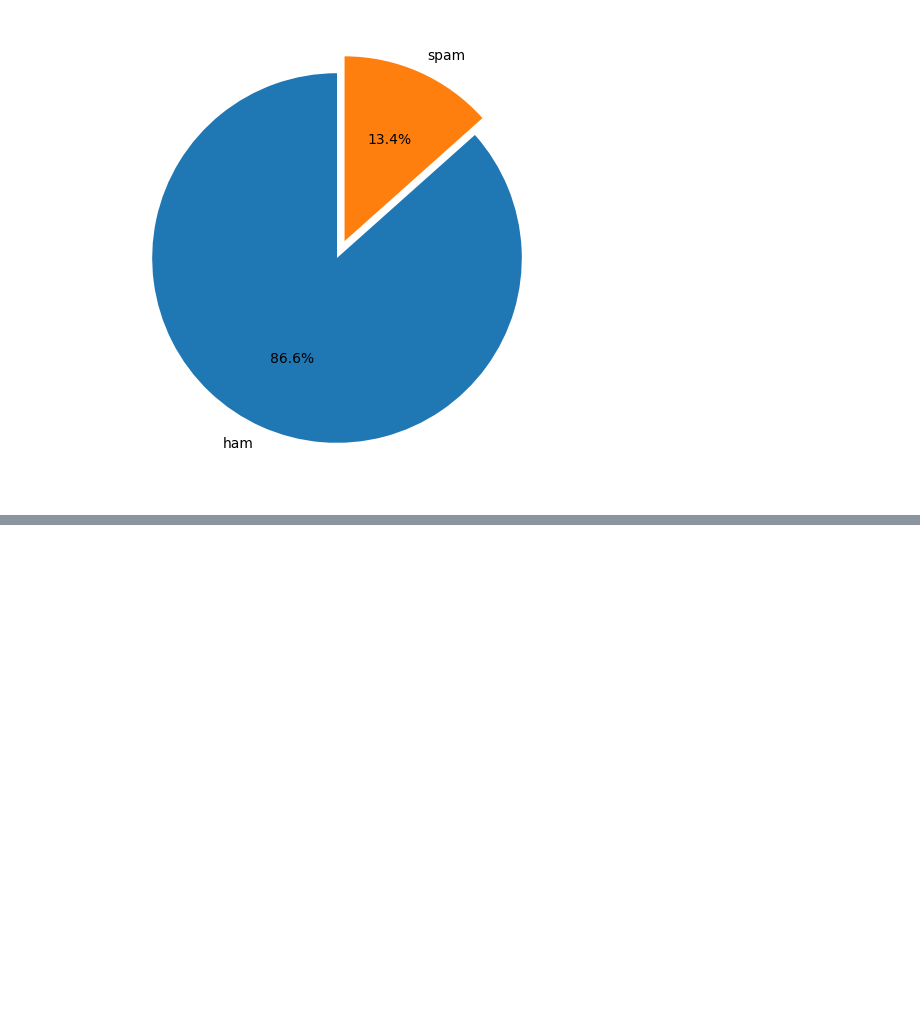
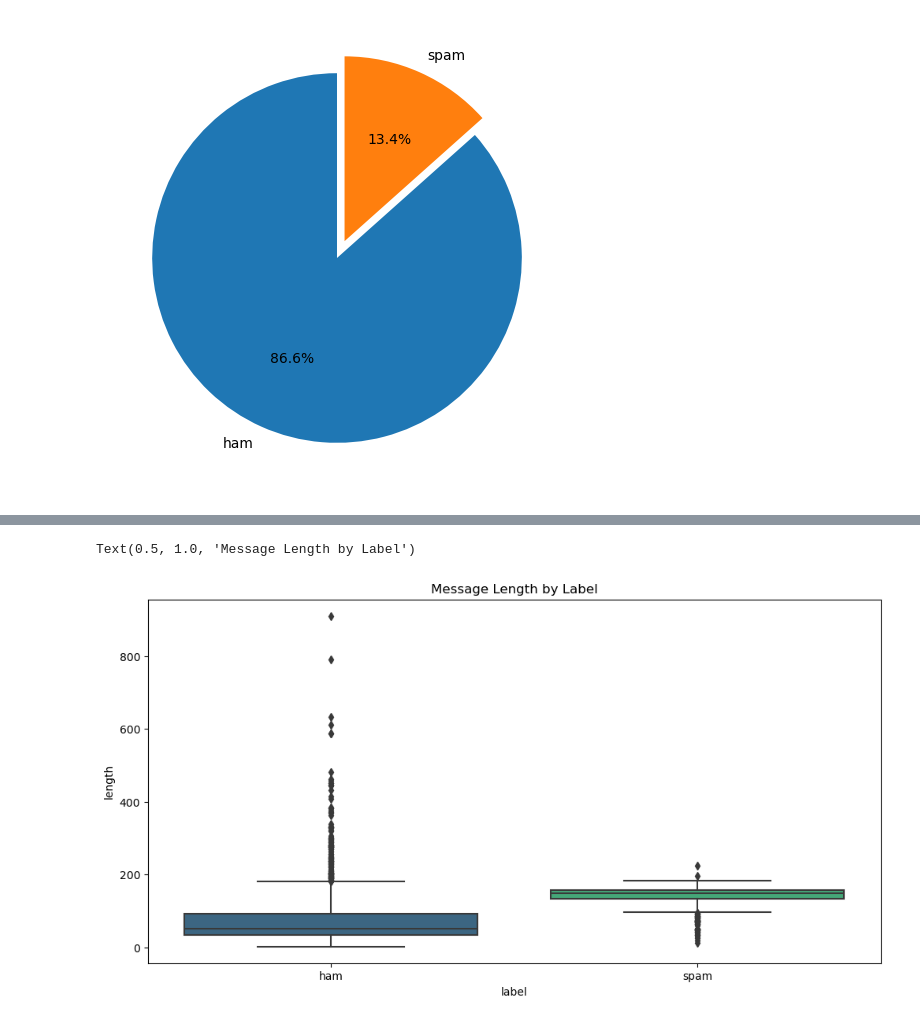
Before and after one commit to AnubhavYadavBCA25/Spam-Classification-Project, a Jupyter notebook: notebooks/EDA.ipynb, the cells around one changed output, grey strips where cells are left out. Cells and saved outputs as stored; diff of their text form; code cells hidden in the pictures; blank space fills up the shorter version.

```diff
--- a/notebooks/EDA.ipynb
+++ b/notebooks/EDA.ipynb
@@ -219,0 +229,8 @@ plt.pie(df['label'].value_counts(), labels=['ham', 'spam'], autopct='%1.1f%%', s
+# %%
+# boxplot of message length by label
+plt.figure(figsize=(12, 6))
+sns.boxplot(x='label', y='length', data=df, palette='viridis')
+plt.title('Message Length by Label')
+# %% [output]
+Text(0.5, 1.0, 'Message Length by Label')
+[figure, added]
```
Also changed, not shown: parts of 12 cells of this notebook, 2 other files.
